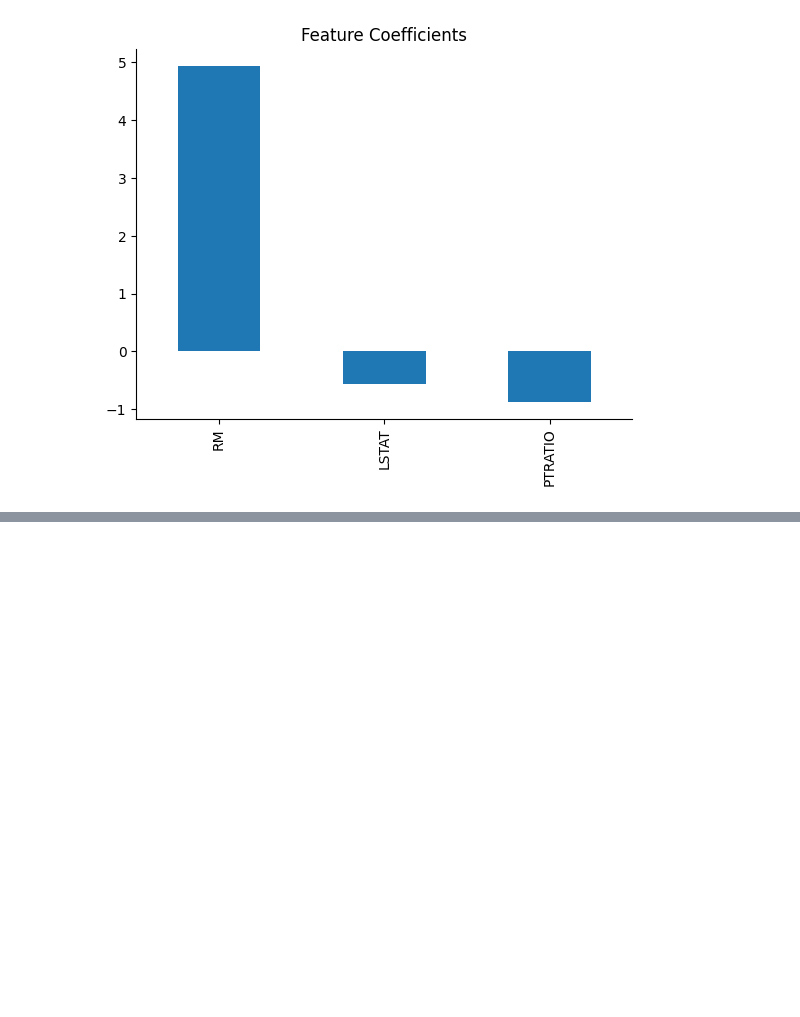
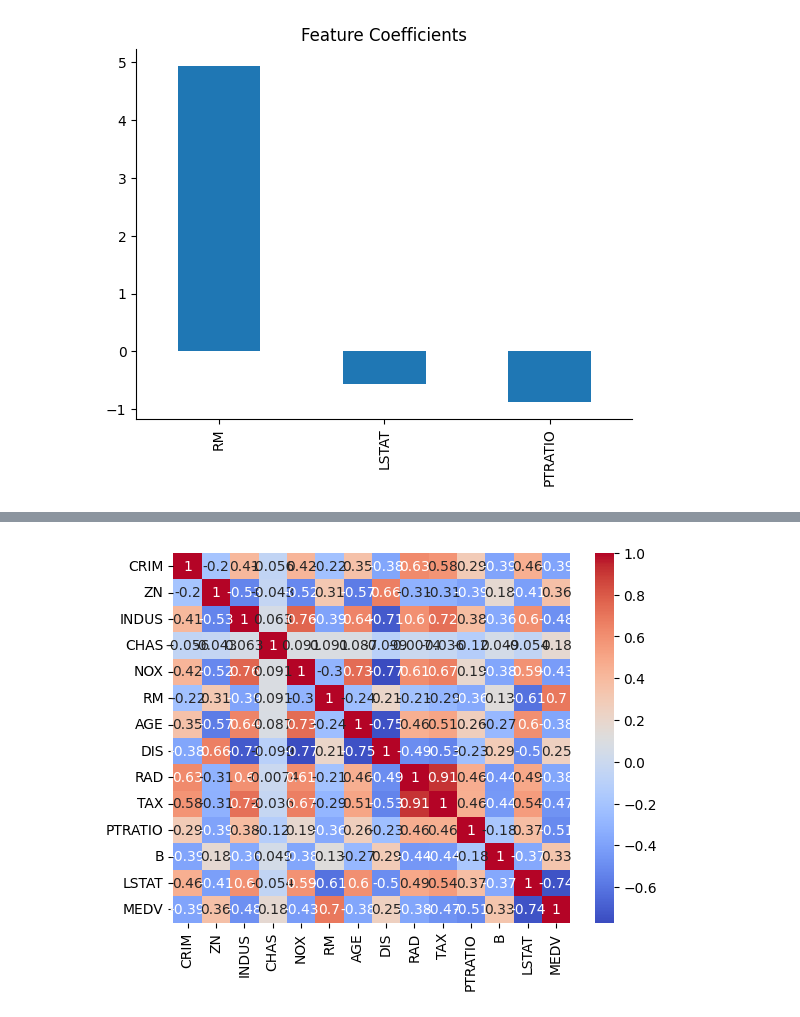
Before and after one commit to Usama-alt1/ML, a Jupyter notebook: House_Price_Prediction.ipynb, the cells around one changed output, grey strips where cells are left out. Drawn from its saved outputs; the diff is of its cells as text; code cells hidden in the pictures; blank space fills up the shorter version.

```diff
--- a/House_Price_Prediction.ipynb
+++ b/House_Price_Prediction.ipynb
@@ -220,0 +232,6 @@ plt.show()
+# %%
+correlation_matrix = df.corr()
+sns.heatmap(correlation_matrix, annot=True, cmap='coolwarm')
+plt.show()
+# %% [output]
+[figure, added]
```
Also changed, not shown: parts of 10 cells of this notebook.
